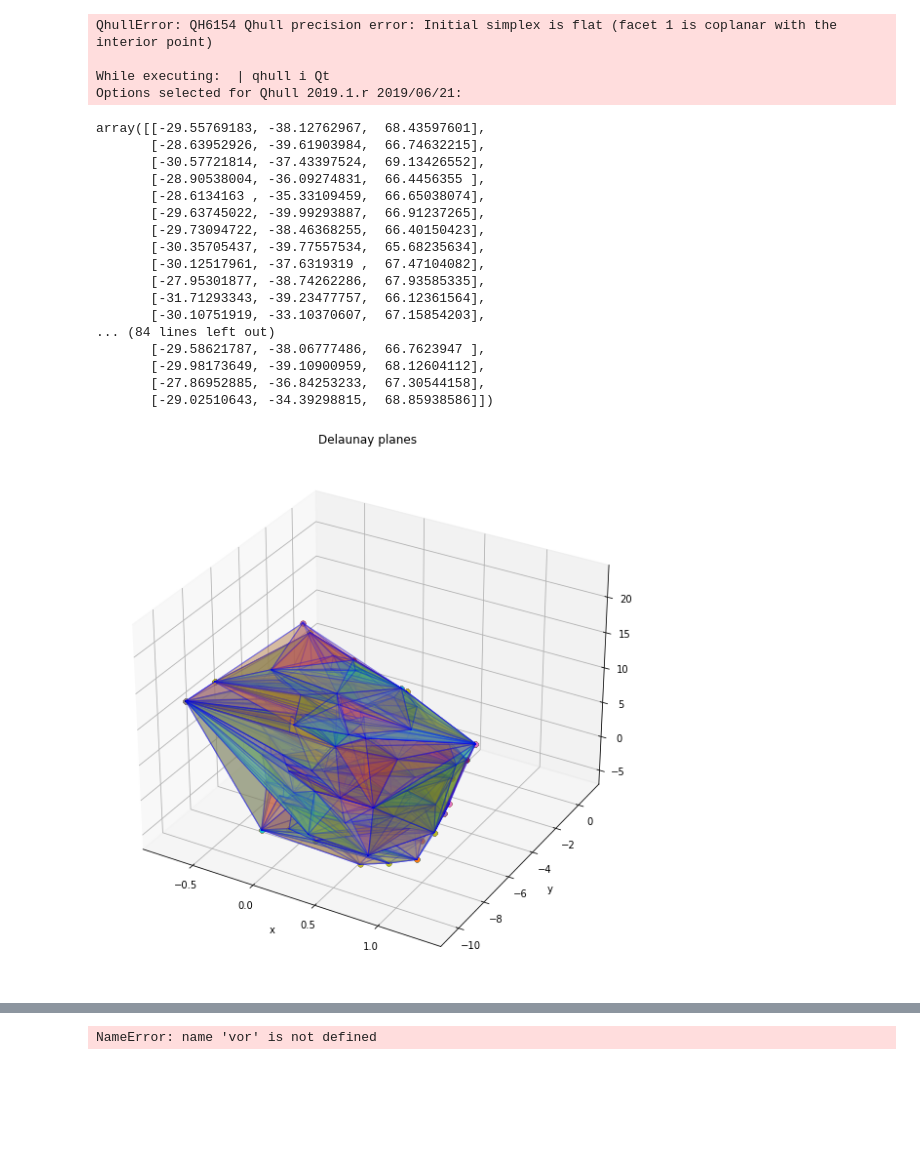
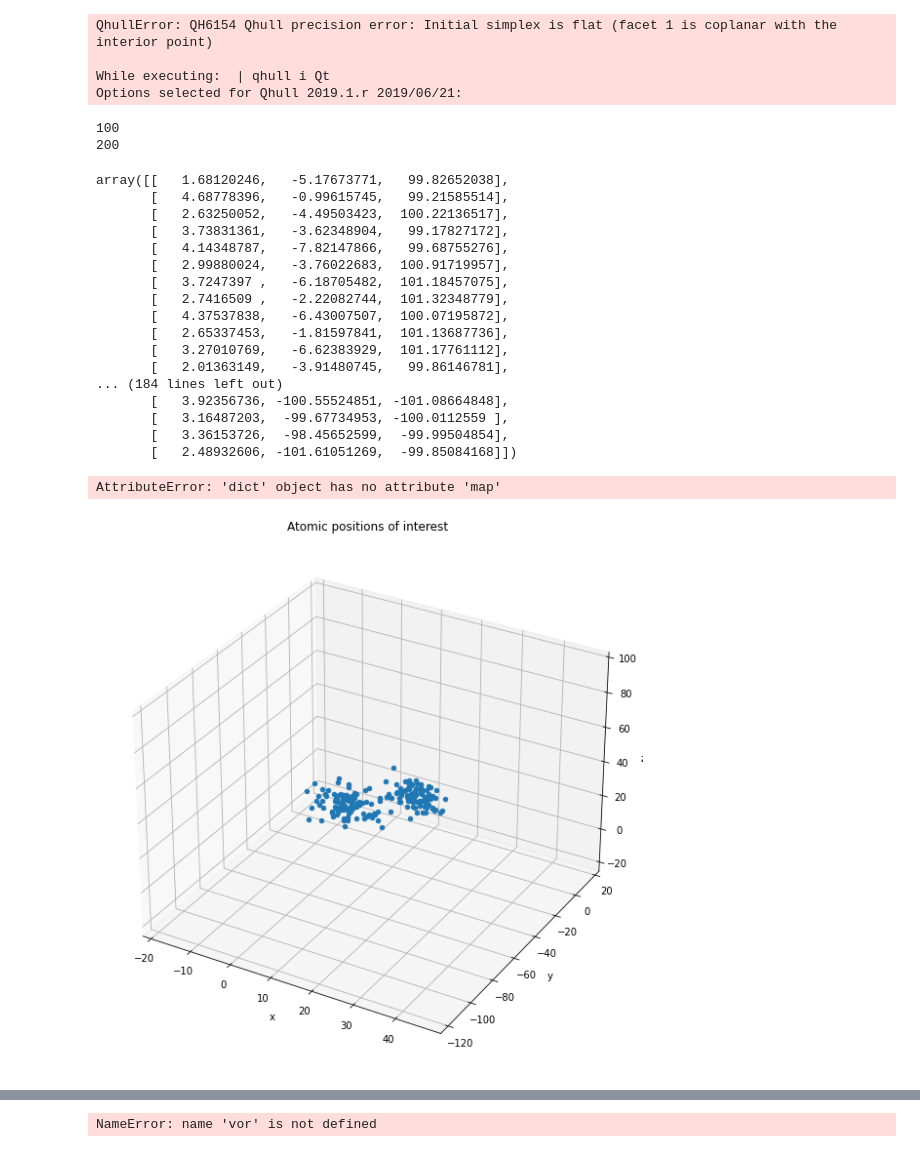
Before and after one commit to mukaiyama729/ResearchAnalysis, a Jupyter notebook: tesselation.ipynb, the cells around one changed output, grey strips where cells are left out. Cells and saved outputs as stored; diff of their text form; code cells hidden in the pictures; blank space fills up the shorter version.

```diff
--- a/tesselation.ipynb
+++ b/tesselation.ipynb
@@ -53,32 +53,49 @@ QhullError: QH6154 Qhull precision error: Initial simplex is flat (facet 1 is co
 While executing:  | qhull i Qt
 Options selected for Qhull 2019.1.r 2019/06/21:
 # %%
-points = np.random.multivariate_normal(
+points_1 = np.random.multivariate_normal(
     [3,-5,100],
     size=(1,100),
     cov=[
         [1,0,0],
         [0,3,0],
         [0,0,1]])[0]
-points - np.mean(points)
+points_2 = np.random.multivariate_normal(
+    [3,-100,-100],
+    size=(1,100),
+    cov=[
+        [1,0,0],
+        [0,3,0],
+        [0,0,1]])[0]
+points = np.append(points_1, points_2, axis=0)
+print(len(points_1))
+print(len(points))
+points
 # %% [output]
-array([[-29.55769183, -38.12762967,  68.43597601],
-       [-28.63952926, -39.61903984,  66.74632215],
-       [-30.57721814, -37.43397524,  69.13426552],
-       [-28.90538004, -36.09274831,  66.4456355 ],
-       [-28.6134163 , -35.33109459,  66.65038074],
-       [-29.63745022, -39.99293887,  66.91237265],
-       [-29.73094722, -38.46368255,  66.40150423],
-       [-30.35705437, -39.77557534,  65.68235634],
-       [-30.12517961, -37.6319319 ,  67.47104082],
-       [-27.95301877, -38.74262286,  67.93585335],
-       [-31.71293343, -39.23477757,  66.12361564],
-       [-30.10751919, -33.10370607,  67.15854203],
-... (84 lines left out)
-       [-29.58621787, -38.06777486,  66.7623947 ],
-       [-29.98173649, -39.10900959,  68.12604112],
-       [-27.86952885, -36.84253233,  67.30544158],
-       [-29.02510643, -34.39298815,  68.85938586]])
+100
+200
+array([[   1.68120246,   -5.17673771,   99.82652038],
+       [   4.68778396,   -0.99615745,   99.21585514],
+       [   2.63250052,   -4.49503423,  100.22136517],
+       [   3.73831361,   -3.62348904,   99.17827172],
+       [   4.14348787,   -7.82147866,   99.68755276],
+       [   2.99880024,   -3.76022683,  100.91719957],
+       [   3.7247397 ,   -6.18705482,  101.18457075],
+       [   2.7416509 ,   -2.22082744,  101.32348779],
+       [   4.37537838,   -6.43007507,  100.07195872],
+       [   2.65337453,   -1.81597841,  101.13687736],
+       [   3.27010769,   -6.62383929,  101.17761112],
+       [   2.01363149,   -3.91480745,   99.86146781],
+... (184 lines left out)
+       [   3.92356736, -100.55524851, -101.08664848],
+       [   3.16487203,  -99.67734953, -100.0112559 ],
+       [   3.36153726,  -98.45652599,  -99.99504854],
+       [   2.48932606, -101.61051269,  -99.85084168]])
+# %%
+a = {0:[1,3,4,5], 2:[2,4,6,2]}
+a.map()
+# %% [output]
+AttributeError: 'dict' object has no attribute 'map'
 # %%
 import numpy as np
 import pandas as pd
@@ -539,6 +584,6 @@ a.delaunay_cal()
 a.voronoi_cal()
 a.kernel_density_estimation()
 # %%
-a.d_display(3, what='region_points')
+a.d_display(3, what='points')
 # %% [output]
-[figure, old version]
+[figure, new version]
```
Also changed, not shown: parts of 5 cells of this notebook.
